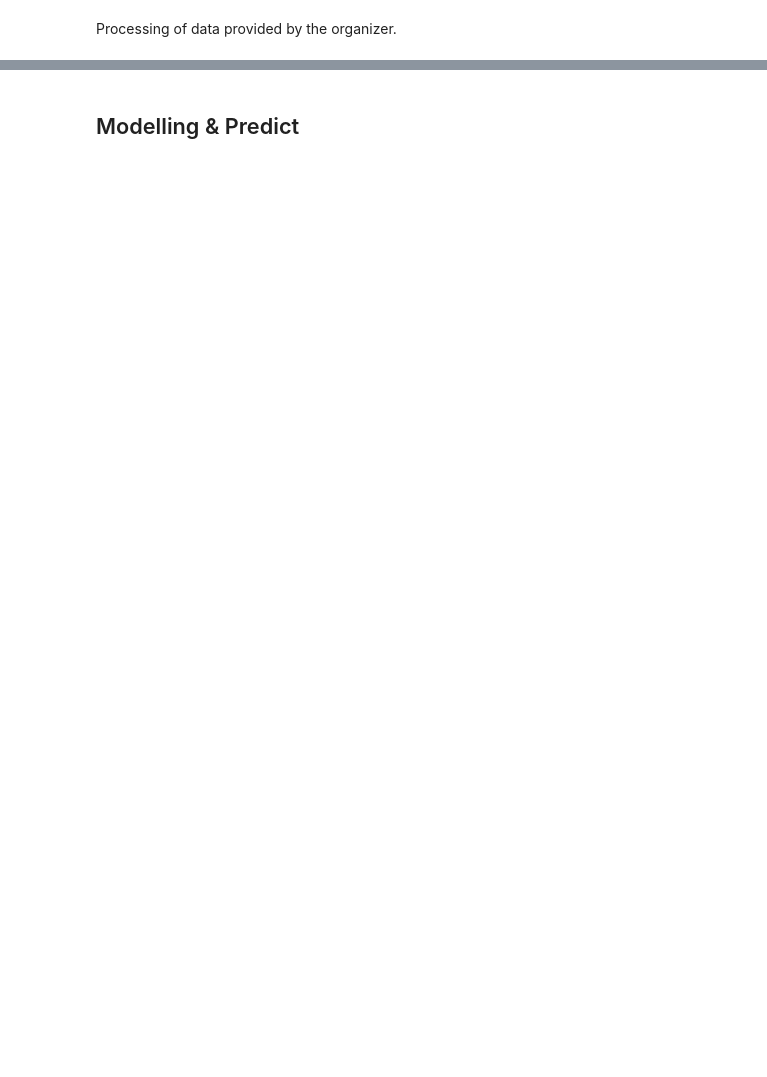
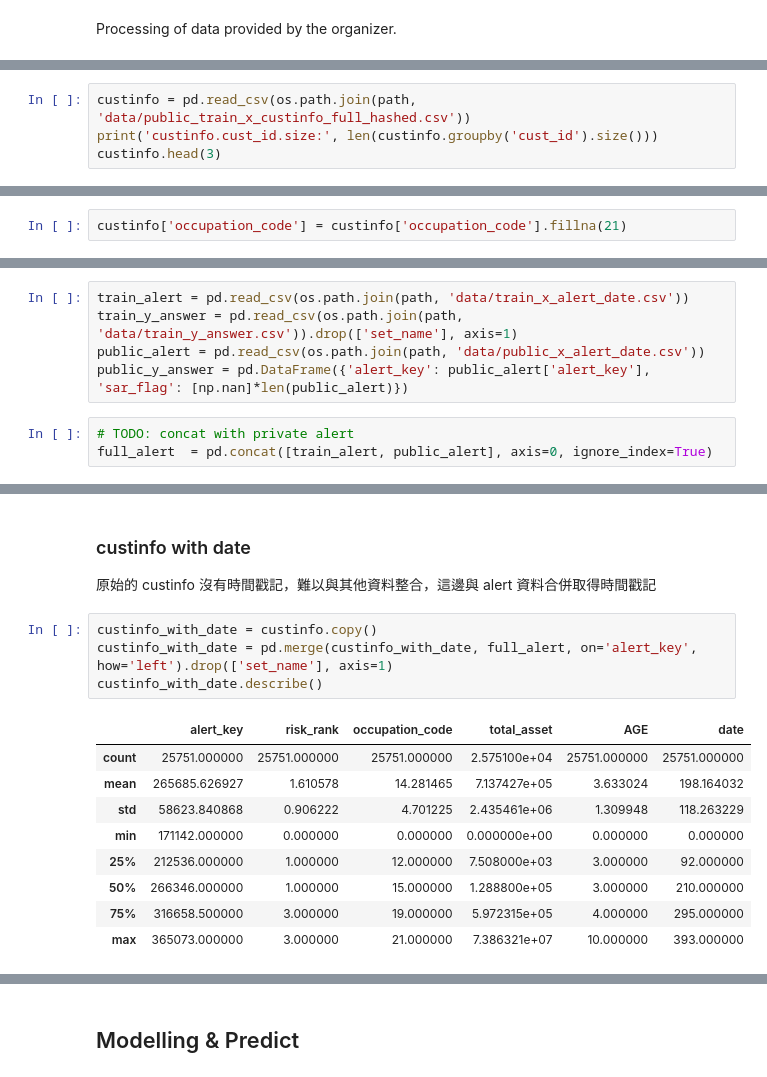
Before and after one commit to siang-chang/tbrain-esunbank-suspicious-activity-report, a Jupyter notebook: src/machine_learning_method.ipynb, the cells around one changed output, grey strips where cells are left out. Cells and saved outputs as stored; diff of their text form; blank space fills up the shorter version.

```diff
--- a/src/machine_learning_method.ipynb
+++ b/src/machine_learning_method.ipynb
@@ -210,0 +116,4 @@ public
+# %%
+custinfo = pd.read_csv(os.path.join(path, 'data/public_train_x_custinfo_full_hashed.csv'))
+print('custinfo.cust_id.size:', len(custinfo.groupby('cust_id').size()))
+custinfo.head(3)
@@ -210,0 +140,2 @@ public
+# %%
+custinfo['occupation_code'] = custinfo['occupation_code'].fillna(21)
@@ -210,0 +145,8 @@ public
+# %%
+train_alert = pd.read_csv(os.path.join(path, 'data/train_x_alert_date.csv'))
+train_y_answer = pd.read_csv(os.path.join(path, 'data/train_y_answer.csv')).drop(['set_name'], axis=1)
+public_alert = pd.read_csv(os.path.join(path, 'data/public_x_alert_date.csv'))
+public_y_answer = pd.DataFrame({'alert_key': public_alert['alert_key'], 'sar_flag': [np.nan]*len(public_alert)})
+# %%
+# TODO: concat with private alert
+full_alert  = pd.concat([train_alert, public_alert], axis=0, ignore_index=True)
@@ -210,0 +182,17 @@ public
+# %% [markdown]
+### custinfo with date
+原始的 custinfo 沒有時間戳記，難以與其他資料整合，這邊與 alert 資料合併取得時間戳記
+# %%
+custinfo_with_date = custinfo.copy()
+custinfo_with_date = pd.merge(custinfo_with_date, full_alert, on='alert_key', how='left').drop(['set_name'], axis=1)
+custinfo_with_date.describe()
+# %% [output]
+|  | alert_key | risk_rank | occupation_code | total_asset | AGE | date |
+| count | 25751.000000 | 25751.000000 | 25751.000000 | 2.575100e+04 | 25751.000000 | 25751.000000 |
+| mean | 265685.626927 | 1.610578 | 14.281465 | 7.137427e+05 | 3.633024 | 198.164032 |
+| std | 58623.840868 | 0.906222 | 4.701225 | 2.435461e+06 | 1.309948 | 118.263229 |
+| min | 171142.000000 | 0.000000 | 0.000000 | 0.000000e+00 | 0.000000 | 0.000000 |
+| 25% | 212536.000000 | 1.000000 | 12.000000 | 7.508000e+03 | 3.000000 | 92.000000 |
+| 50% | 266346.000000 | 1.000000 | 15.000000 | 1.288800e+05 | 3.000000 | 210.000000 |
+| 75% | 316658.500000 | 3.000000 | 19.000000 | 5.972315e+05 | 4.000000 | 295.000000 |
+| max | 365073.000000 | 3.000000 | 21.000000 | 7.386321e+07 | 10.000000 | 393.000000 |
```
Also changed, not shown: parts of 98 cells of this notebook.
